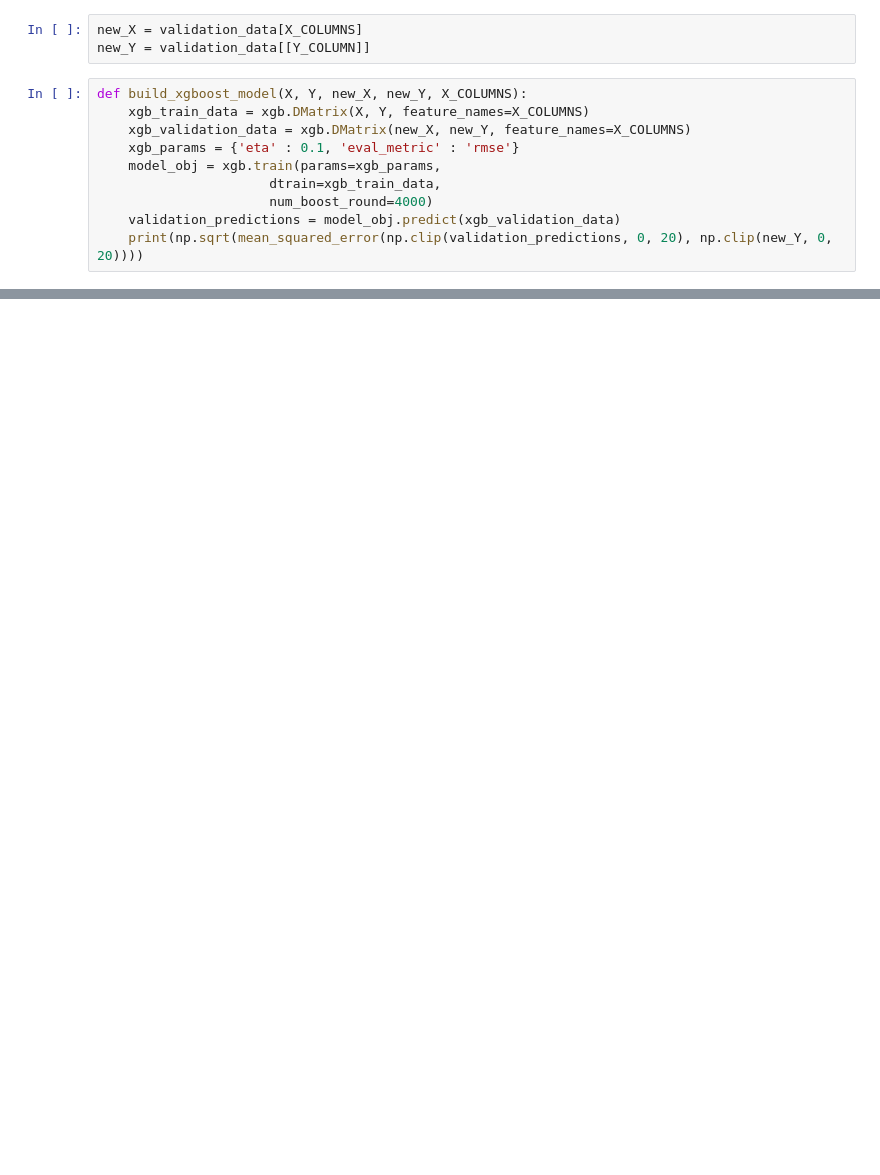
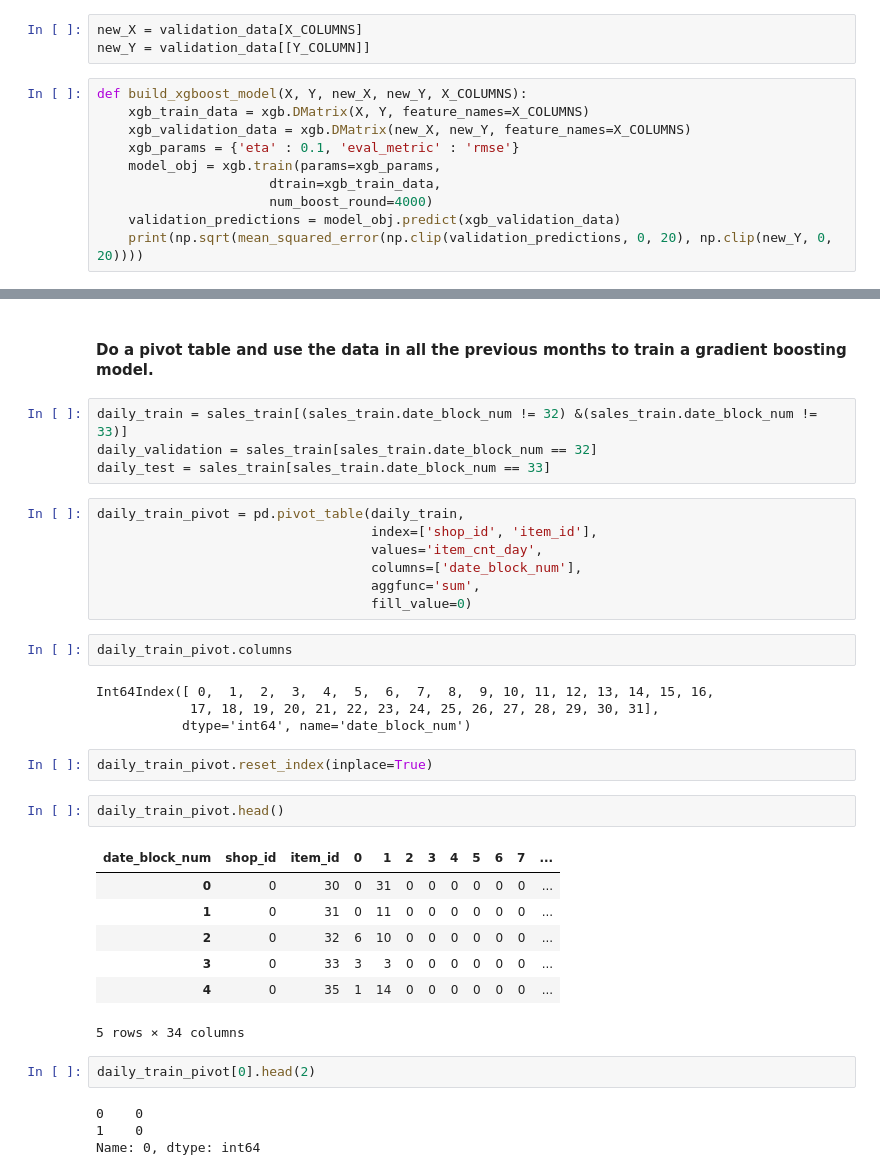
Before and after one commit to babinu-uthup-4JESUS-zz/Kaggle-Predict-Future-Sales, a Jupyter notebook: more_complex_models/gradient_boosting_add_item_category_average.ipynb, the cells around one changed output, grey strips where cells are left out. Drawn from its saved outputs; the diff is of its cells as text; blank space fills up the shorter version.

```diff
--- a/more_complex_models/gradient_boosting_add_item_category_average.ipynb
+++ b/more_complex_models/gradient_boosting_add_item_category_average.ipynb
@@ -311,0 +345,37 @@ def build_xgboost_model(X, Y, new_X, new_Y, X_COLUMNS):
+# %% [markdown]
+#### Do a pivot table and use the data in all the previous months to train a gradient boosting model.
+# %%
+daily_train = sales_train[(sales_train.date_block_num != 32) &(sales_train.date_block_num != 33)]
+daily_validation = sales_train[sales_train.date_block_num == 32]
+daily_test = sales_train[sales_train.date_block_num == 33]
+# %%
+daily_train_pivot = pd.pivot_table(daily_train,
+                                   index=['shop_id', 'item_id'],
+                                   values='item_cnt_day',
+                                   columns=['date_block_num'],
+                                   aggfunc='sum',
+                                   fill_value=0)
+# %%
+daily_train_pivot.columns
+# %% [output]
+Int64Index([ 0,  1,  2,  3,  4,  5,  6,  7,  8,  9, 10, 11, 12, 13, 14, 15, 16,
+            17, 18, 19, 20, 21, 22, 23, 24, 25, 26, 27, 28, 29, 30, 31],
+           dtype='int64', name='date_block_num')
+# %%
+daily_train_pivot.reset_index(inplace=True)
+# %%
+daily_train_pivot.head()
+# %% [output]
+| date_block_num | shop_id | item_id | 0 | 1 | 2 | 3 | 4 | 5 | 6 | 7 | ... |
+| 0 | 0 | 30 | 0 | 31 | 0 | 0 | 0 | 0 | 0 | 0 | ... |
+| 1 | 0 | 31 | 0 | 11 | 0 | 0 | 0 | 0 | 0 | 0 | ... |
+| 2 | 0 | 32 | 6 | 10 | 0 | 0 | 0 | 0 | 0 | 0 | ... |
+| 3 | 0 | 33 | 3 | 3 | 0 | 0 | 0 | 0 | 0 | 0 | ... |
+| 4 | 0 | 35 | 1 | 14 | 0 | 0 | 0 | 0 | 0 | 0 | ... |
+5 rows × 34 columns
+# %%
+daily_train_pivot[0].head(2)
+# %% [output]
+0    0
+1    0
+Name: 0, dtype: int64
```
Also changed, not shown: parts of 65 cells of this notebook.
